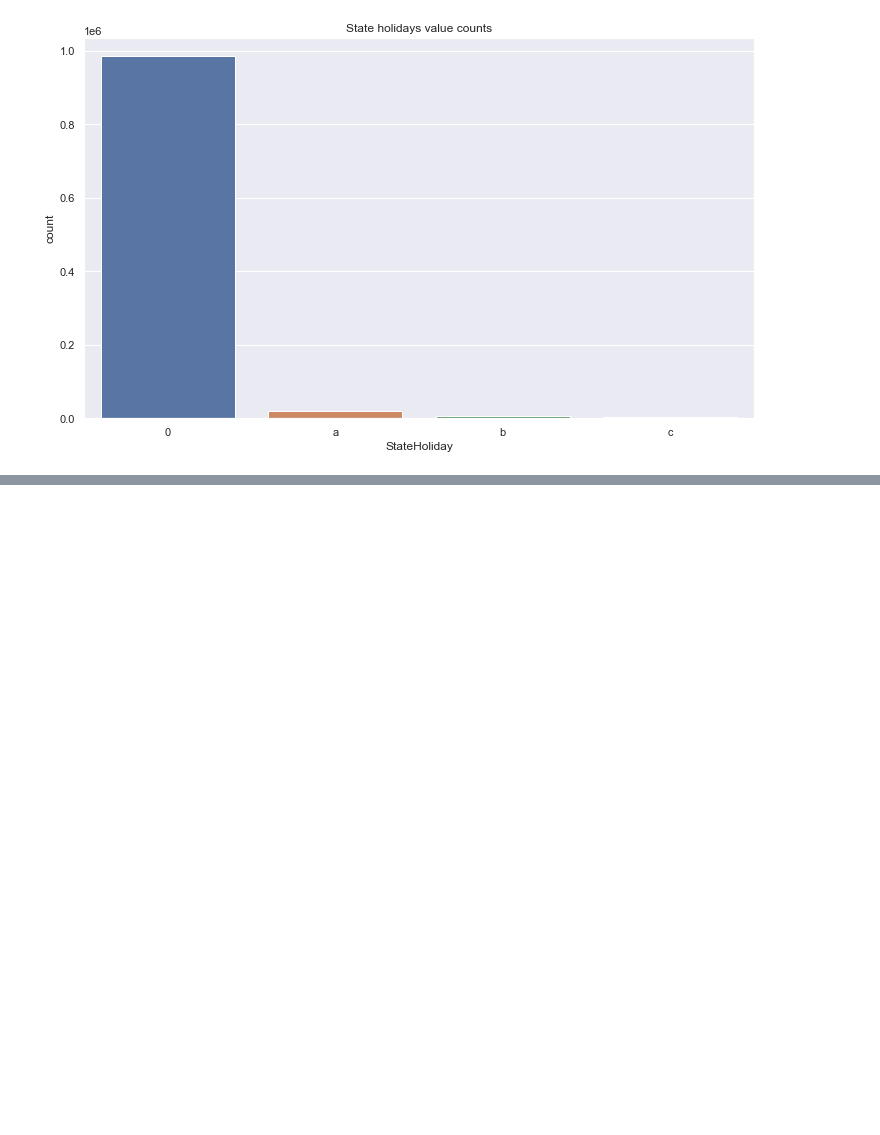
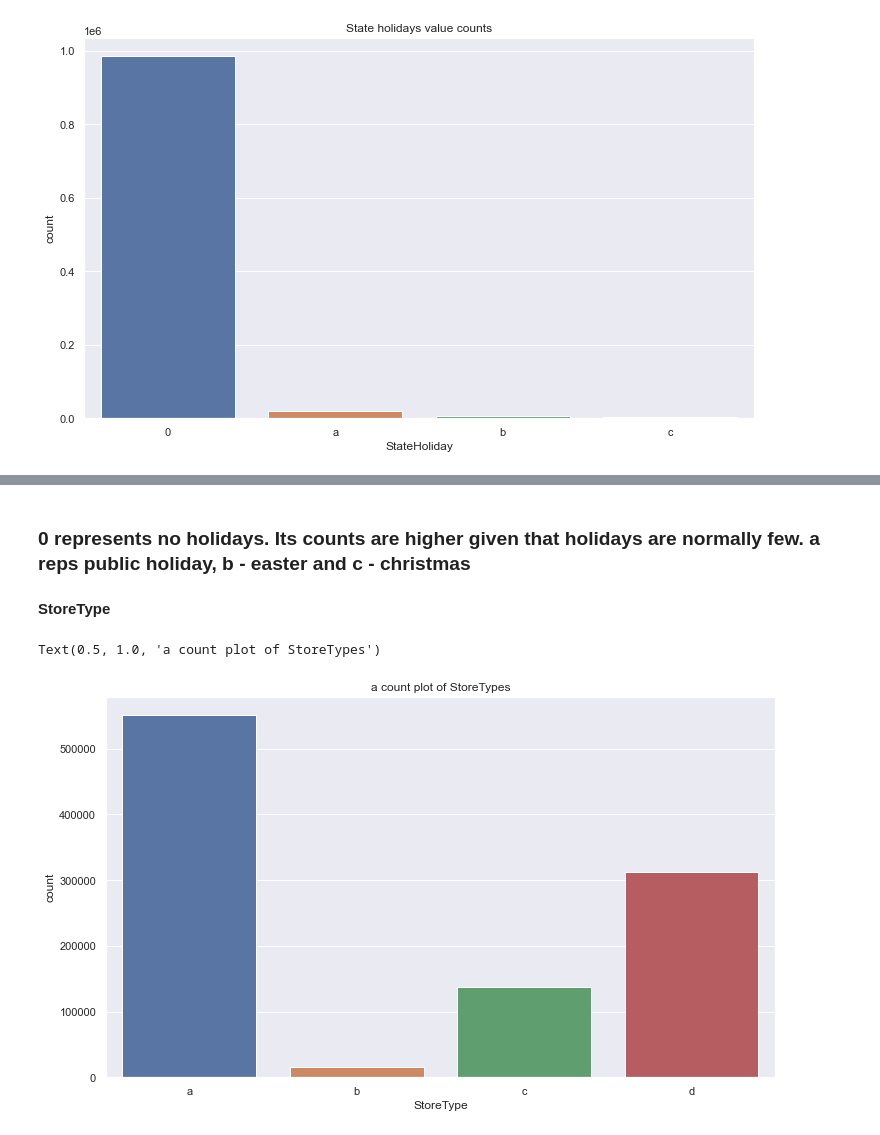
Before and after one commit to DiyeMark/Pharmaceutical-Sales-Prediction, a Jupyter notebook: notebooks/data_exploration.ipynb, the cells around one changed output, grey strips where cells are left out. Drawn from its saved outputs; the diff is of its cells as text; code cells hidden in the pictures; blank space fills up the shorter version.

```diff
--- a/notebooks/data_exploration.ipynb
+++ b/notebooks/data_exploration.ipynb
@@ -385,0 +365,9 @@ Text(0.5, 1.0, 'sales during Stateholidays')
+# %% [markdown]
+### 0 represents no holidays. Its counts are higher given that holidays are normally few. a reps public holiday, b - easter and c - christmas
+# %% [markdown]
+<strong>StoreType</strong>
+# %%
+sns.countplot(x='StoreType', data=train_set, order=['a','b','c', 'd']).set_title('a count plot of StoreTypes')
+# %% [output]
+Text(0.5, 1.0, 'a count plot of StoreTypes')
+[figure, added]
```
Also changed, not shown: parts of 59 cells of this notebook.
